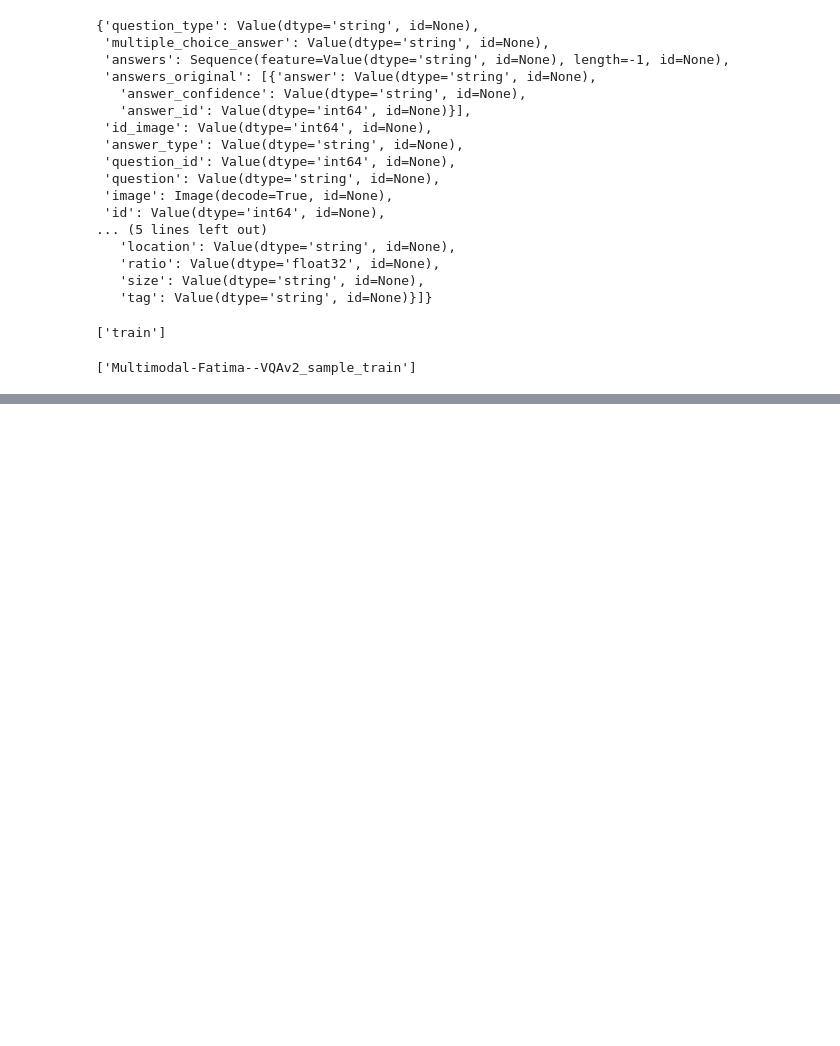
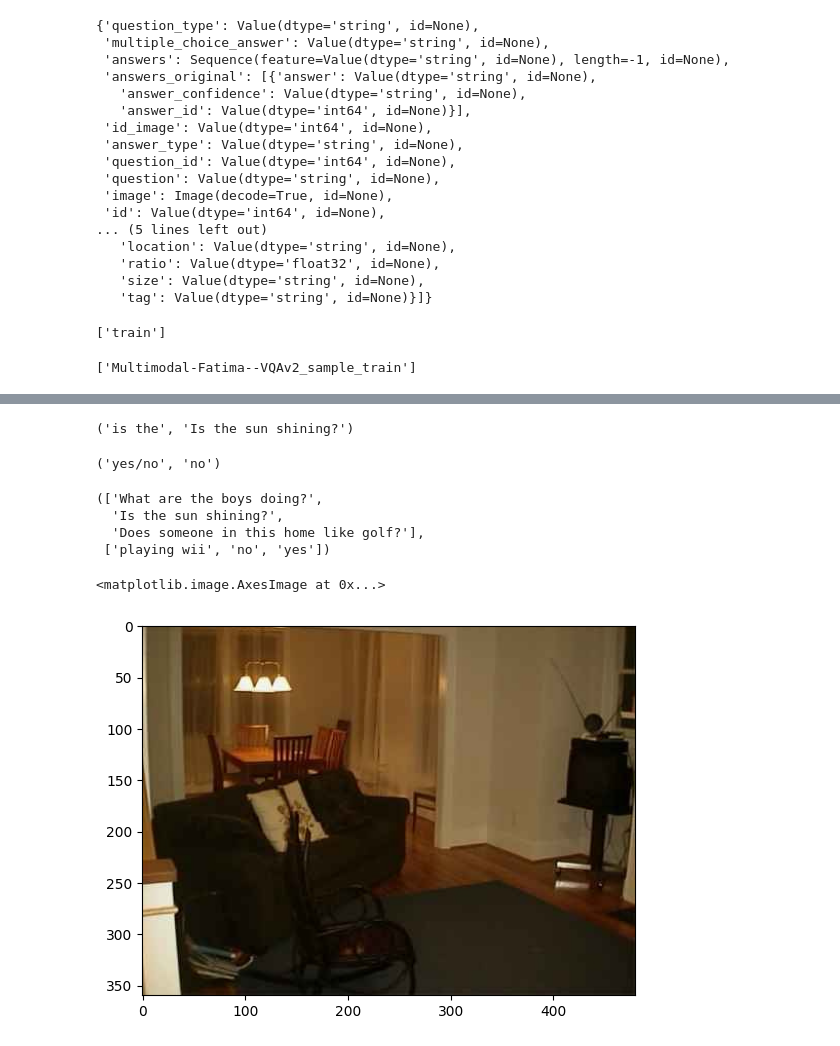
Before and after one commit to vladfedoriuk/vqa, a Jupyter notebook: notebooks/Datasets.ipynb, the cells around one changed output, grey strips where cells are left out. Drawn from its saved outputs; the diff is of its cells as text; code cells hidden in the pictures; blank space fills up the shorter version.

Commit message:
Update the Datasets notebook
- Add some additional information about the datasets

```diff
--- a/notebooks/Datasets.ipynb
+++ b/notebooks/Datasets.ipynb
@@ -76,0 +138,24 @@ ds_builder.info.features
+# %%
+example = dataset[1]
+# %%
+example["question_type"], example["question"]
+# %% [output]
+('is the', 'Is the sun shining?')
+# %%
+example["answer_type"], example["multiple_choice_answer"]
+# %% [output]
+('yes/no', 'no')
+# %%
+dataset[:3]["question"], dataset[:3]["multiple_choice_answer"]
+# %% [output]
+(['What are the boys doing?',
+  'Is the sun shining?',
+  'Does someone in this home like golf?'],
+ ['playing wii', 'no', 'yes'])
+# %%
+import matplotlib.pyplot as plt
+
+plt.imshow(example["image"])
+# %% [output]
+<matplotlib.image.AxesImage at 0x...>
+[figure, added]
```
Also changed, not shown: parts of 23 cells of this notebook.
